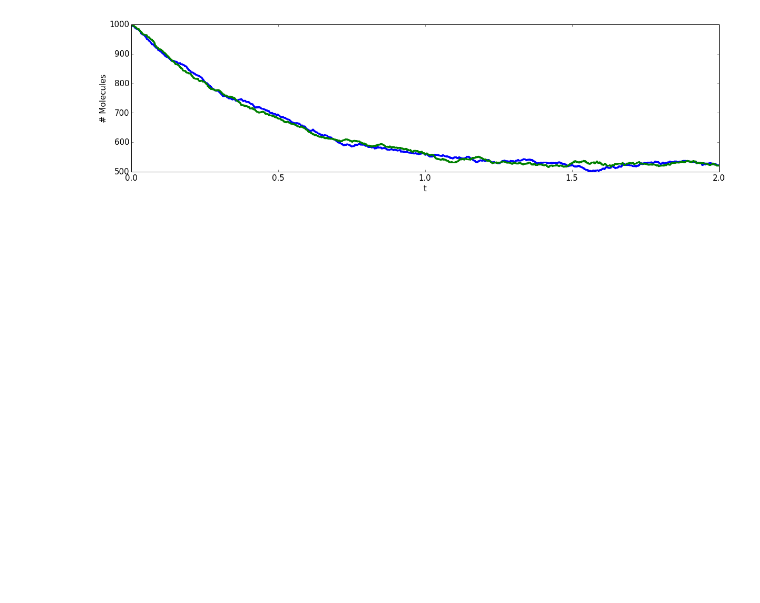
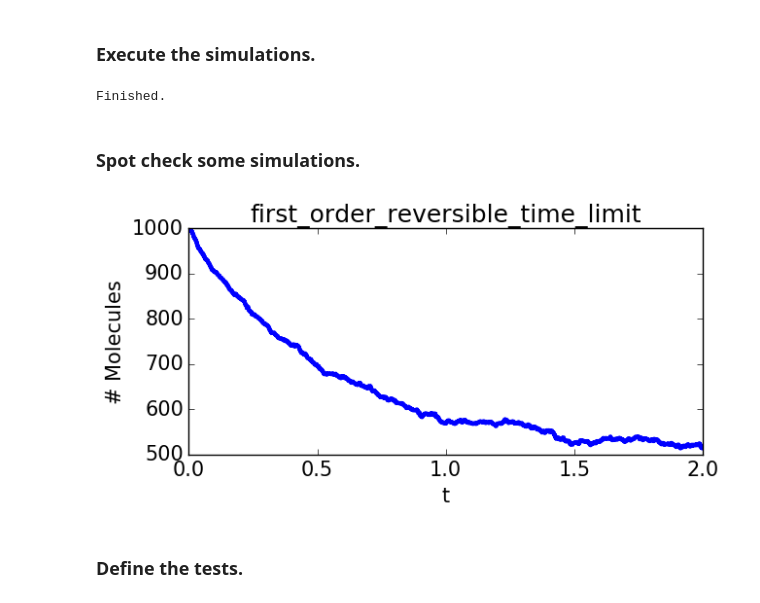
Before and after one commit to telamonian/lmes, a Jupyter notebook: regression/cme_propensity_first_order_reversible/test.ipynb, the cells around one changed output. Drawn from its saved outputs; the diff is of its cells as text; code cells hidden in the pictures; blank space fills up the shorter version.

Commit message:
- Continued updating regression tests.

```diff
--- a/regression/cme_propensity_first_order_reversible/test.ipynb
+++ b/regression/cme_propensity_first_order_reversible/test.ipynb
@@ -44,0 +15,7 @@ Finished.
+# %%
+import h5py
+import math
+testNames=["first_order_reversible_time_limit"]
+test_names_bash_list=" ".join(testNames)
+def isclose(a, b, rel_tol=1e-09, abs_tol=0.0):
+    return abs(a-b) <= max(rel_tol * max(abs(a), abs(b)), abs_tol)
@@ -45,15 +25,41 @@ Finished.
+# %% [markdown]
+### Execute the simulations.
+# %%
+%%bash -s "$test_names_bash_list"
+sbmlFilename="first_order_reversible.sbml"
+for testName in $1; do
+    outputFilename=tmp/${testName}.lm
+    rm -f ${outputFilename}* && lm_sbml_import ${outputFilename} ${sbmlFilename} > ${outputFilename}.import.log
+    if [ ${testName} == "first_order_reversible_time_limit" ]; then
+        lm_setp ${outputFilename} writeInterval=1e-3 maxTime=2e0 > /dev/null
+    else
+        echo "Invalid test name: ${testName}"
+    fi
+    lmes -r 1-1000 -f ${outputFilename} > ${outputFilename}.simulate.log
+done;
+echo "Finished."
+# %% [output]
+Finished.
+# %% [markdown]
+### Spot check some simulations.
 # %%
 # Plot the time series for a single replicate.
-dirname="data/1"
-filename="%s/first_order_reversible.lm"%dirname
-fp = h5py.File(filename, "r")
-matplotlib.rcParams.update({'font.size': 15, "figure.figsize": (20,5)})
-for replicate in (1,2):
-    counts=np.array(fp["/Simulations/%07d/SpeciesCounts"%replicate], dtype=double)
-    times=np.array(fp["/Simulations/%07d/SpeciesCountTimes"%replicate], dtype=double)
-    step(times,counts[:,0], **stepStyles)
-xlabel('t'); ylabel('# Molecules')
+for i,testName in enumerate(testNames):
+    testOutputFilename="tmp/%s.lm"%(testName)
+    fp = h5py.File(testOutputFilename, "r")
+    cols=2
+    rows=len(testNames)/cols+1
+    matplotlib.rcParams.update({'font.size': 15, "figure.figsize": (15,2*rows)})
+    for replicate in (1,):
+        counts=np.array(fp["/Simulations/%07d/SpeciesCounts"%replicate], dtype=double)
+        times=np.array(fp["/Simulations/%07d/SpeciesCountTimes"%replicate], dtype=double)
+        plt.subplot(rows,cols,i+1)
+        step(times,counts[:,0], **stepStyles)
+        xlabel('t'); ylabel('# Molecules'); title("%s"%(testName))
+    fp.close()
 pass
 # %% [output]
-[figure, old version]
+[figure, new version]
+# %% [markdown]
+### Define the tests.
 # %%
```
Also changed, not shown: parts of 9 cells of this notebook, 3 other files.
